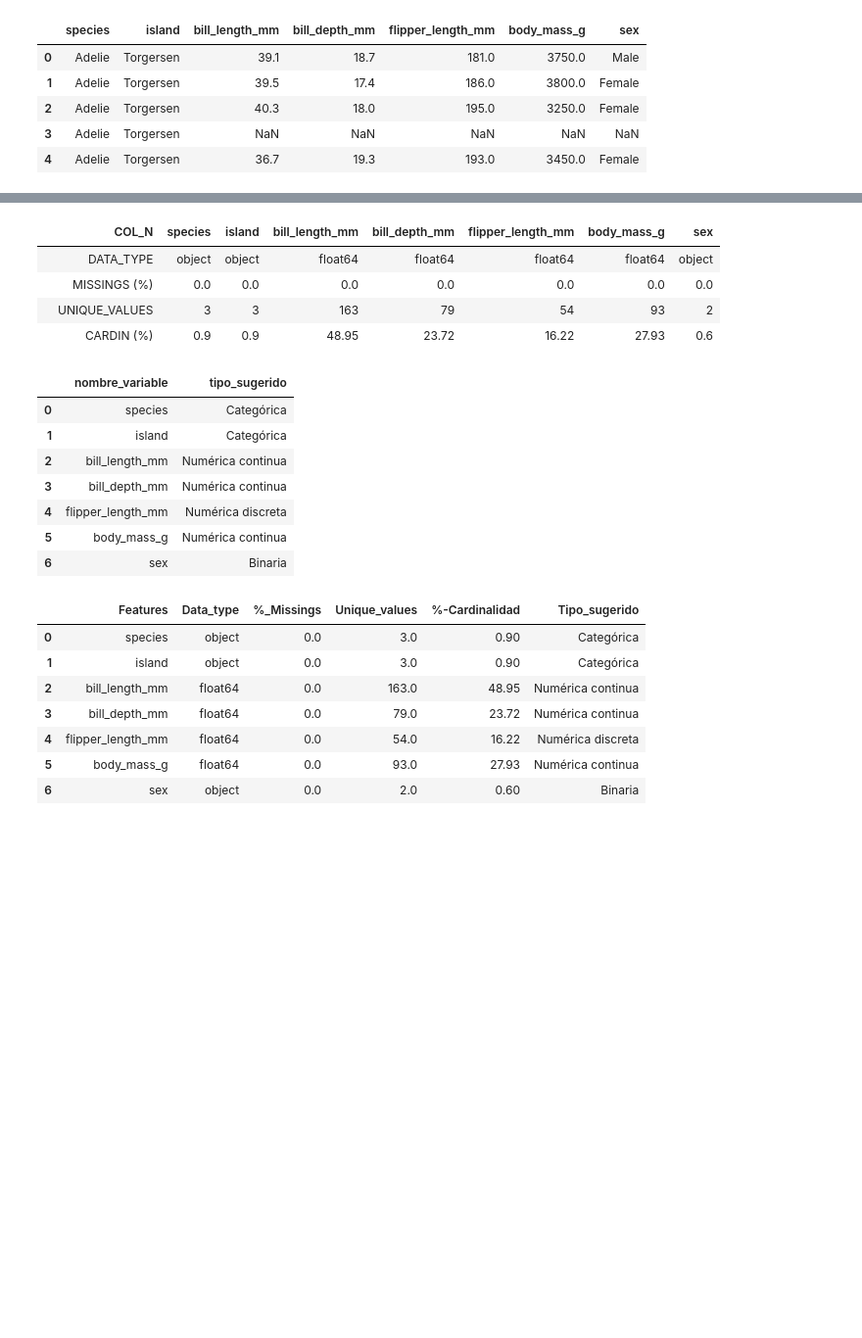
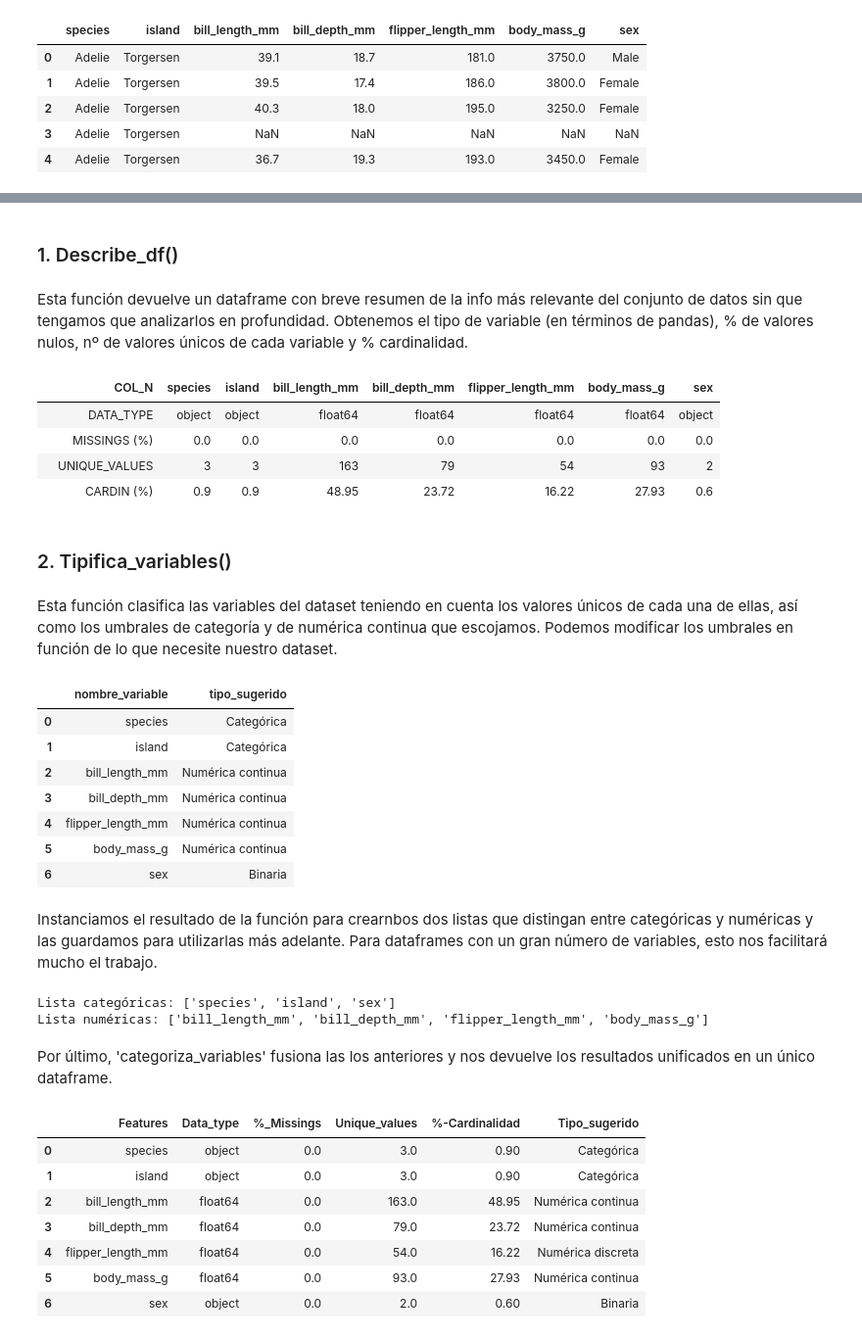
Before and after one commit to vrieraj/ToolBox_Team5, a Jupyter notebook: Ejemplo_Uso.ipynb, the cells around one changed output, grey strips where cells are left out. Shown: that part at 98% size. Saved outputs shown, nothing was run; the diff lists cells and outputs as text; code cells hidden in the pictures; blank space fills up the shorter version.

```diff
--- a/Ejemplo_Uso.ipynb
+++ b/Ejemplo_Uso.ipynb
@@ -40,3 +57,7 @@ df_penguins = df_penguins.dropna()
+# %% [markdown]
+### 1. Describe_df()
+# %% [markdown]
+Esta función devuelve un dataframe con breve resumen de la info más relevante del conjunto de datos sin que tengamos que analizarlos en profundidad. Obtenemos el tipo de variable (en términos de pandas), % de valores nulos, nº de valores únicos de cada variable y % cardinalidad.
 # %%
 describe_df(df_penguins)
 # %% [output]
@@ -45,17 +66,42 @@ describe_df(df_penguins)
 |  | MISSINGS (%) | 0.0 | 0.0 | 0.0 | 0.0 | 0.0 | 0.0 | 0.0 |
 |  | UNIQUE_VALUES | 3 | 3 | 163 | 79 | 54 | 93 | 2 |
 |  | CARDIN (%) | 0.9 | 0.9 | 48.95 | 23.72 | 16.22 | 27.93 | 0.6 |
+# %% [markdown]
+### 2. Tipifica_variables()
+# %% [markdown]
+Esta función clasifica las variables del dataset teniendo en cuenta los valores únicos de cada una de ellas, así como los umbrales de categoría y de numérica continua que escojamos. Podemos modificar los umbrales en función de lo que necesite nuestro dataset.
 # %%
-tipifica_variables(df_penguins, 10, 20)
+df_tipificado = tipifica_variables(df_penguins, 6, 15)
+df_tipificado
 # %% [output]
 |  | nombre_variable | tipo_sugerido |
 | 0 | species | Categórica |
 | 1 | island | Categórica |
 | 2 | bill_length_mm | Numérica continua |
 | 3 | bill_depth_mm | Numérica continua |
-| 4 | flipper_length_mm | Numérica discreta |
+| 4 | flipper_length_mm | Numérica continua |
 | 5 | body_mass_g | Numérica continua |
 | 6 | sex | Binaria |
+# %% [markdown]
+Instanciamos el resultado de la función para crearnbos dos listas que distingan entre categóricas y numéricas y las guardamos para utilizarlas más adelante. Para dataframes con un gran número de variables, esto nos facilitará mucho el trabajo.
+# %%
+es_catego = df_tipificado.tipo_sugerido == "Categórica"
+es_binaria = df_tipificado.tipo_sugerido == "Binaria"
+
+lista_categoricas = df_tipificado.loc[es_catego | es_binaria]['nombre_variable'].to_list()
+
+num_dis = df_tipificado.tipo_sugerido == "Numérica discreta"
+num_con = df_tipificado.tipo_sugerido == "Numérica continua"
+
+lista_numericas = df_tipificado.loc[num_dis | num_con]['nombre_variable'].to_list()
+
+print(f"Lista categóricas: {lista_categoricas}")
+print(f"Lista numéricas: {lista_numericas}")
+# %% [output]
+Lista categóricas: ['species', 'island', 'sex']
+Lista numéricas: ['bill_length_mm', 'bill_depth_mm', 'flipper_length_mm', 'body_mass_g']
+# %% [markdown]
+Por último, 'categoriza_variables' fusiona las los anteriores y nos devuelve los resultados unificados en un único dataframe.
 # %%
 categoriza_variables(df_penguins, 10, 20)
 # %% [output]
```
Also changed, not shown: parts of 31 cells of this notebook, 1 other file.
